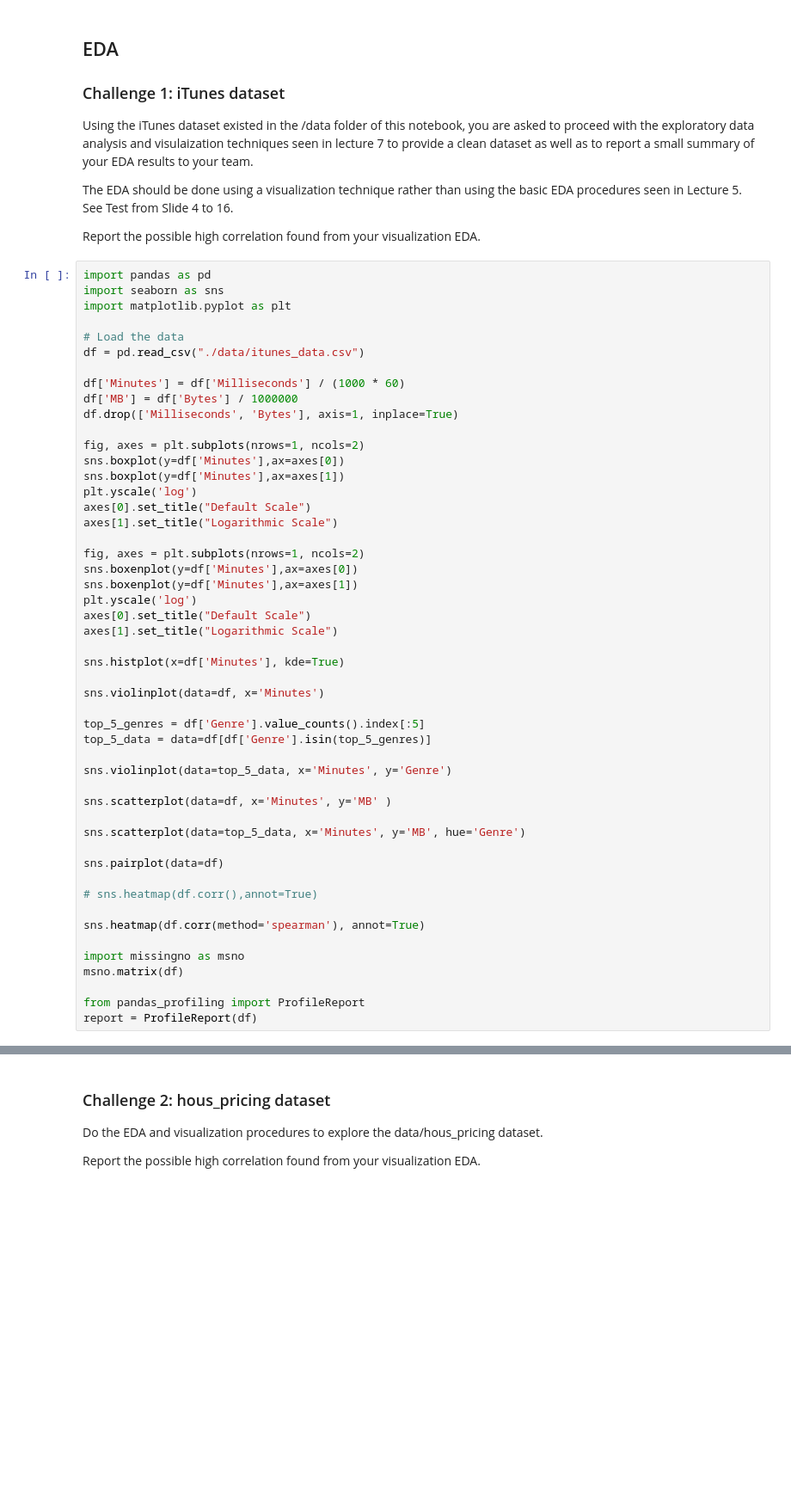
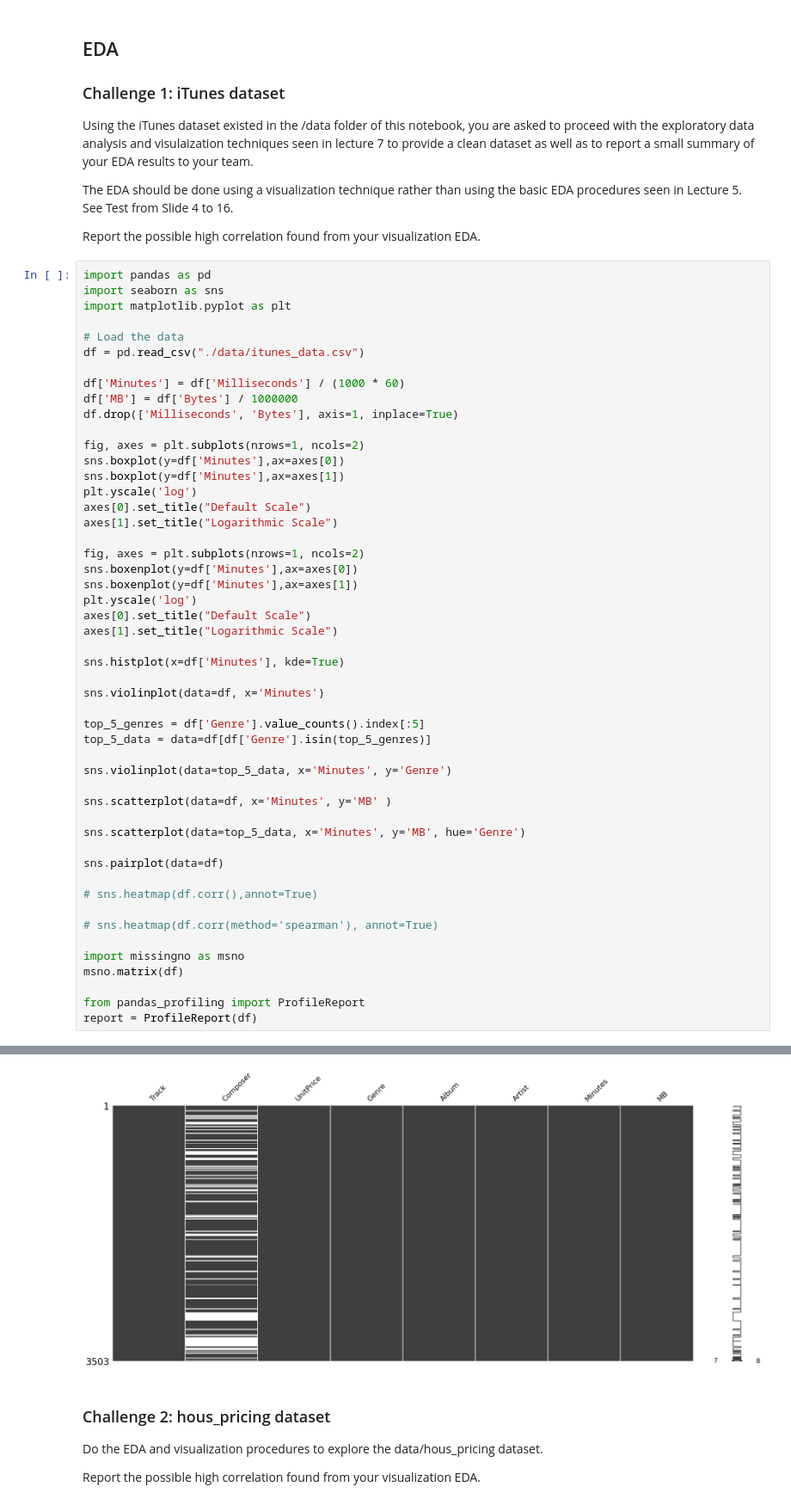
Before and after one commit to HossemCharrak/data-science-labs-7, a Jupyter notebook: SEDS_Lab7.ipynb, the cells around one changed output, grey strips where cells are left out. Shown at 86% size. Drawn from its saved outputs; the diff is of its cells as text; blank space fills up the shorter version.

Commit message:
Fix comment heatmap

```diff
--- a/SEDS_Lab7.ipynb
+++ b/SEDS_Lab7.ipynb
@@ -62,7 +62,7 @@ sns.pairplot(data=df)
 
 # sns.heatmap(df.corr(),annot=True)
 
-sns.heatmap(df.corr(method='spearman'), annot=True)
+# sns.heatmap(df.corr(method='spearman'), annot=True)
 
 import missingno as msno
 msno.matrix(df)
@@ -74,6 +73,7 @@ ValueError: could not convert string to float: 'For Those About To Rock (We Salu
 [figure]
 [figure]
 [figure]
+[figure, added]
 # %% [markdown]
 ### Challenge 2: hous_pricing dataset
 
```
Also changed, not shown: parts of 2 cells of this notebook, 2 other files.
